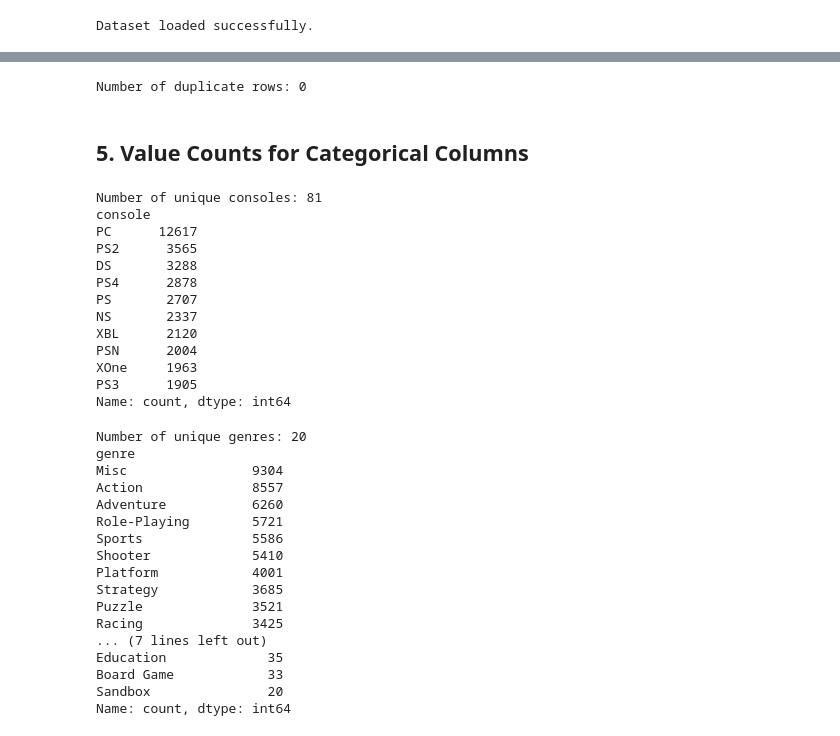
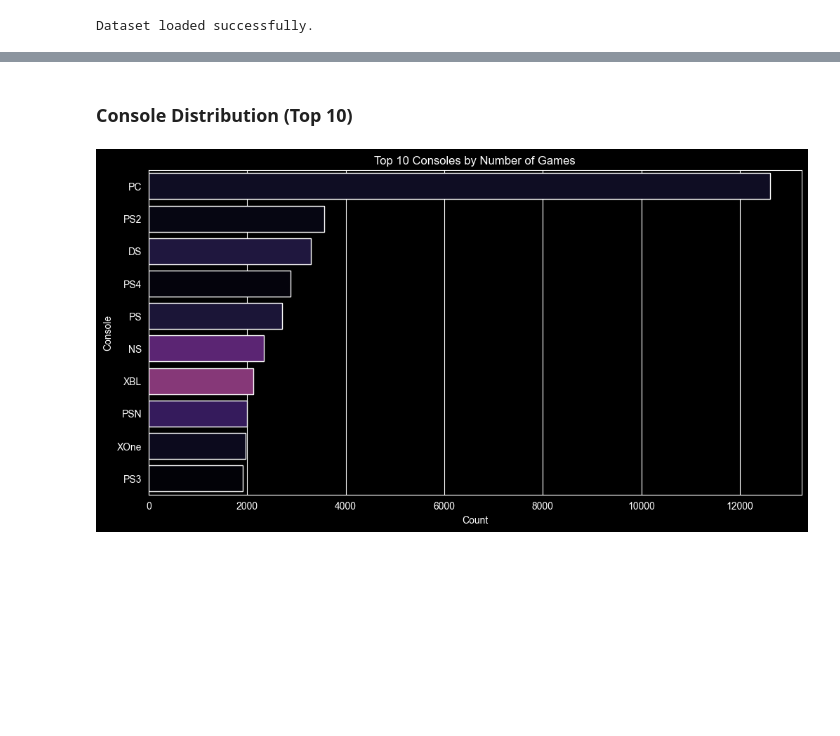
Before and after one commit to Abderrahamane/data-mining-project, a Jupyter notebook: notebooks/1_data_understanding.ipynb, the cells around one changed output, grey strips where cells are left out. Drawn from its saved outputs; the diff is of its cells as text; code cells hidden in the pictures; blank space fills up the shorter version.

```diff
--- a/notebooks/1_data_understanding.ipynb
+++ b/notebooks/1_data_understanding.ipynb
@@ -114,48 +209,13 @@ plt.show()
-# %%
-# Check for duplicates
-duplicates = df.duplicated().sum()
-print(f"Number of duplicate rows: {duplicates}")
-# %% [output]
-Number of duplicate rows: 0
-# %% [markdown]
-## 5. Value Counts for Categorical Columns
-# %%
-# Check unique values in 'console'
-print(f"Number of unique consoles: {df['console'].nunique()}")
-print(df['console'].value_counts().head(10))
-# %% [output]
-Number of unique consoles: 81
-console
-PC      12617
-PS2      3565
-DS       3288
-PS4      2878
-PS       2707
-NS       2337
-XBL      2120
-PSN      2004
-XOne     1963
-PS3      1905
-Name: count, dtype: int64
-# %%
-# Check unique values in 'genre'
-print(f"Number of unique genres: {df['genre'].nunique()}")
-print(df['genre'].value_counts())
-# %% [output]
-Number of unique genres: 20
-genre
-Misc                9304
-Action              8557
-Adventure           6260
-Role-Playing        5721
-Sports              5586
-Shooter             5410
-Platform            4001
-Strategy            3685
-Puzzle              3521
-Racing              3425
-... (7 lines left out)
-Education             35
-Board Game            33
-Sandbox               20
-Name: count, dtype: int64
+# %% [markdown]
+### Console Distribution (Top 10)
+# %%
+top_consoles = df['console'].value_counts().head(10).index
+
+plt.figure(figsize=(12, 6))
+sns.countplot(y='console', data=df, order=top_consoles, palette='magma', hue='console', legend=False)
+plt.title('Top 10 Consoles by Number of Games')
+plt.xlabel('Count')
+plt.ylabel('Console')
+plt.show()
+# %% [output]
+[figure, added]
```
Also changed, not shown: parts of 34 cells of this notebook.
